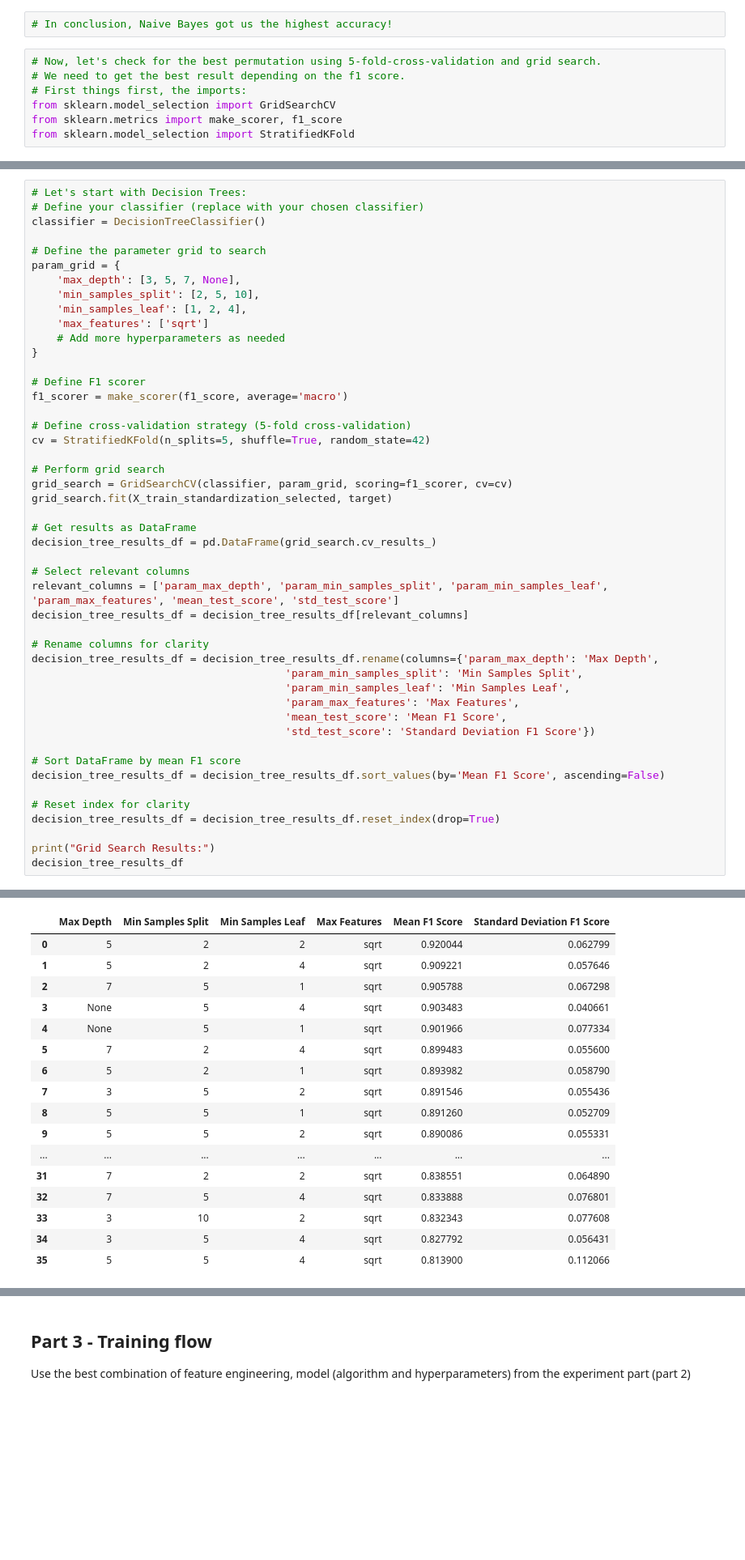
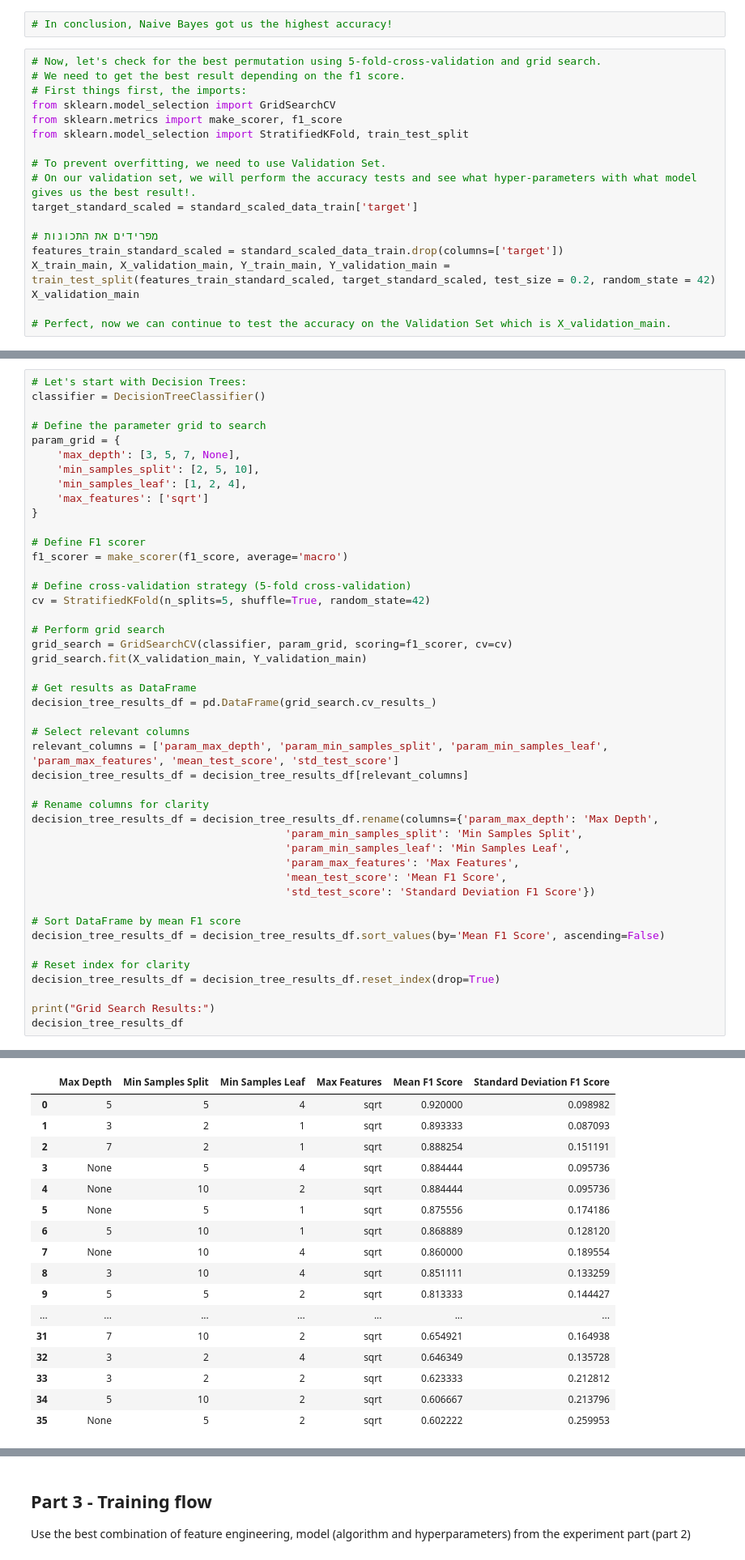
Before and after one commit to DanielPodolsky/Machine-Learning-Workflow, a Jupyter notebook: Assignment2_supervised_learning_flowyessir.ipynb, the cells around one changed output, grey strips where cells are left out. Shown at 81% size. Cells and saved outputs as stored; diff of their text form; blank space fills up the shorter version.

Commit message:
Add Validation Set

```diff
--- a/Assignment2_supervised_learning_flowyessir.ipynb
+++ b/Assignment2_supervised_learning_flowyessir.ipynb
@@ -542,4 +549,15 @@ Neural Network Accuracy: 0.9722222222222222
 # First things first, the imports:
 from sklearn.model_selection import GridSearchCV
 from sklearn.metrics import make_scorer, f1_score
-from sklearn.model_selection import StratifiedKFold
+from sklearn.model_selection import StratifiedKFold, train_test_split
+
+# To prevent overfitting, we need to use Validation Set.
+# On our validation set, we will perform the accuracy tests and see what hyper-parameters with what model gives us the best result!.
+target_standard_scaled = standard_scaled_data_train['target']
+
+# מפרידים את התכונות
+features_train_standard_scaled = standard_scaled_data_train.drop(columns=['target'])
+X_train_main, X_validation_main, Y_train_main, Y_validation_main = train_test_split(features_train_standard_scaled, target_standard_scaled, test_size = 0.2, random_state = 42)
+X_validation_main
+
+# Perfect, now we can continue to test the accuracy on the Validation Set which is X_validation_main.
@@ -546,6 +582,5 @@ from sklearn.model_selection import StratifiedKFold
 # %%
 # Let's start with Decision Trees:
-# Define your classifier (replace with your chosen classifier)
 classifier = DecisionTreeClassifier()
 
 # Define the parameter grid to search
@@ -554,7 +589,6 @@ param_grid = {
     'min_samples_split': [2, 5, 10],
     'min_samples_leaf': [1, 2, 4],
     'max_features': ['sqrt']
-    # Add more hyperparameters as needed
 }
 
 # Define F1 scorer
@@ -565,50 +599,50 @@ cv = StratifiedKFold(n_splits=5, shuffle=True, random_state=42)
 
 # Perform grid search
 grid_search = GridSearchCV(classifier, param_grid, scoring=f1_scorer, cv=cv)
-grid_search.fit(X_train_standardization_selected, target)
+grid_search.fit(X_validation_main, Y_validation_main)
 
 # Get results as DataFrame
 decision_tree_results_df = pd.DataFrame(grid_search.cv_results_)
 
 # Select relevant columns
 relevant_columns = ['param_max_depth', 'param_min_samples_split', 'param_min_samples_leaf', 'param_max_features', 'mean_test_score', 'std_test_score']
 decision_tree_results_df = decision_tree_results_df[relevant_columns]
 
 # Rename columns for clarity
 decision_tree_results_df = decision_tree_results_df.rename(columns={'param_max_depth': 'Max Depth',
                                         'param_min_samples_split': 'Min Samples Split',
                                         'param_min_samples_leaf': 'Min Samples Leaf',
                                         'param_max_features': 'Max Features',
                                         'mean_test_score': 'Mean F1 Score',
                                         'std_test_score': 'Standard Deviation F1 Score'})
 
 # Sort DataFrame by mean F1 score
 decision_tree_results_df = decision_tree_results_df.sort_values(by='Mean F1 Score', ascending=False)
 
 # Reset index for clarity
 decision_tree_results_df = decision_tree_results_df.reset_index(drop=True)
 
 print("Grid Search Results:")
 decision_tree_results_df
 # %% [output]
 Grid Search Results:
 |  | Max Depth | Min Samples Split | Min Samples Leaf | Max Features | Mean F1 Score | Standard Deviation F1 Score |
-| 0 | 5 | 2 | 2 | sqrt | 0.920044 | 0.062799 |
-| 1 | 5 | 2 | 4 | sqrt | 0.909221 | 0.057646 |
-| 2 | 7 | 5 | 1 | sqrt | 0.905788 | 0.067298 |
-| 3 | None | 5 | 4 | sqrt | 0.903483 | 0.040661 |
-| 4 | None | 5 | 1 | sqrt | 0.901966 | 0.077334 |
-| 5 | 7 | 2 | 4 | sqrt | 0.899483 | 0.055600 |
-| 6 | 5 | 2 | 1 | sqrt | 0.893982 | 0.058790 |
-| 7 | 3 | 5 | 2 | sqrt | 0.891546 | 0.055436 |
-| 8 | 5 | 5 | 1 | sqrt | 0.891260 | 0.052709 |
-| 9 | 5 | 5 | 2 | sqrt | 0.890086 | 0.055331 |
+| 0 | 5 | 5 | 4 | sqrt | 0.920000 | 0.098982 |
+| 1 | 3 | 2 | 1 | sqrt | 0.893333 | 0.087093 |
+| 2 | 7 | 2 | 1 | sqrt | 0.888254 | 0.151191 |
+| 3 | None | 5 | 4 | sqrt | 0.884444 | 0.095736 |
+| 4 | None | 10 | 2 | sqrt | 0.884444 | 0.095736 |
+| 5 | None | 5 | 1 | sqrt | 0.875556 | 0.174186 |
+| 6 | 5 | 10 | 1 | sqrt | 0.868889 | 0.128120 |
+| 7 | None | 10 | 4 | sqrt | 0.860000 | 0.189554 |
+| 8 | 3 | 10 | 4 | sqrt | 0.851111 | 0.133259 |
+| 9 | 5 | 5 | 2 | sqrt | 0.813333 | 0.144427 |
 | ... | ... | ... | ... | ... | ... | ... |
-| 31 | 7 | 2 | 2 | sqrt | 0.838551 | 0.064890 |
-| 32 | 7 | 5 | 4 | sqrt | 0.833888 | 0.076801 |
-| 33 | 3 | 10 | 2 | sqrt | 0.832343 | 0.077608 |
-| 34 | 3 | 5 | 4 | sqrt | 0.827792 | 0.056431 |
-| 35 | 5 | 5 | 4 | sqrt | 0.813900 | 0.112066 |
+| 31 | 7 | 10 | 2 | sqrt | 0.654921 | 0.164938 |
+| 32 | 3 | 2 | 4 | sqrt | 0.646349 | 0.135728 |
+| 33 | 3 | 2 | 2 | sqrt | 0.623333 | 0.212812 |
+| 34 | 5 | 10 | 2 | sqrt | 0.606667 | 0.213796 |
+| 35 | None | 5 | 2 | sqrt | 0.602222 | 0.259953 |
 # %%
 # Now, let's move forward to k-NN:
 classifier = KNeighborsClassifier()
```
Also changed, not shown: parts of 12 cells of this notebook.
